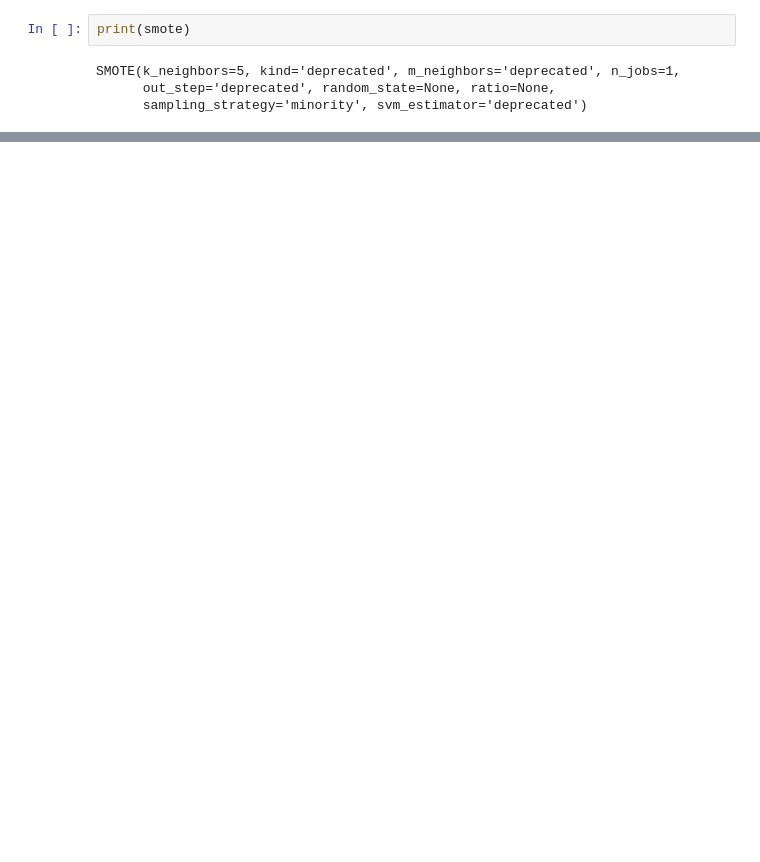
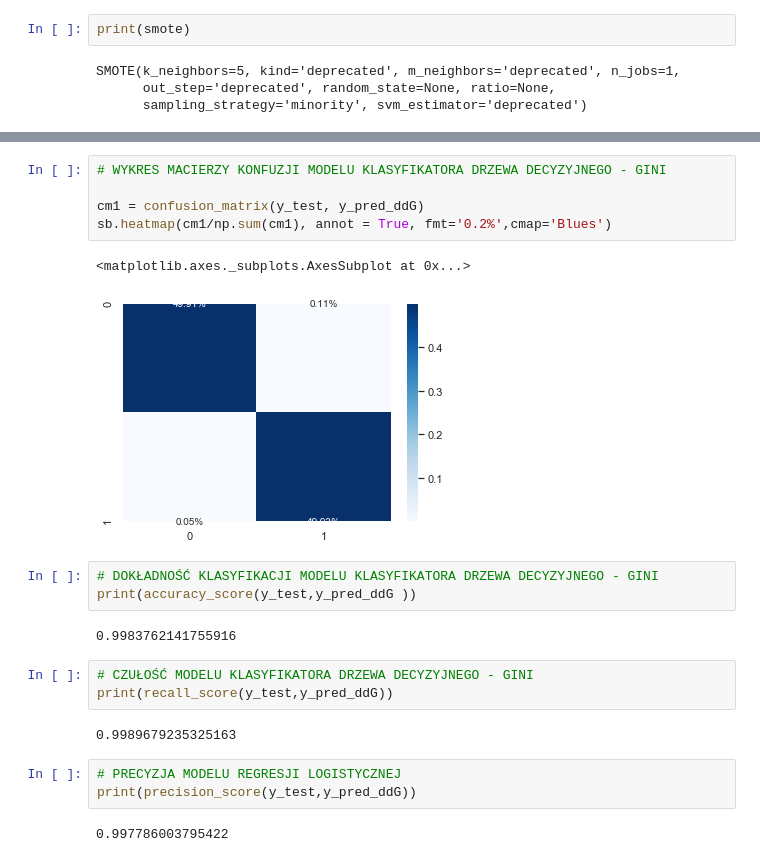
Before and after one commit to Bewelina/CC_FRAUD, a Jupyter notebook: Kod v1.ipynb, the cells around one changed output, grey strips where cells are left out. Cells and saved outputs as stored; diff of their text form; blank space fills up the shorter version.

```diff
--- a/Kod v1.ipynb
+++ b/Kod v1.ipynb
@@ -241,0 +229,23 @@ print(accuracy_score(y_test,predictions ))
+# %%
+# WYKRES MACIERZY KONFUZJI MODELU KLASYFIKATORA DRZEWA DECYZYJNEGO - GINI
+
+cm1 = confusion_matrix(y_test, y_pred_ddG)
+sb.heatmap(cm1/np.sum(cm1), annot = True, fmt='0.2%',cmap='Blues')
+# %% [output]
+<matplotlib.axes._subplots.AxesSubplot at 0x...>
+[figure, added]
+# %%
+# DOKŁADNOŚĆ KLASYFIKACJI MODELU KLASYFIKATORA DRZEWA DECYZYJNEGO - GINI
+print(accuracy_score(y_test,y_pred_ddG ))
+# %% [output]
+0.9983762141755916
+# %%
+# CZUŁOŚĆ MODELU KLASYFIKATORA DRZEWA DECYZYJNEGO - GINI
+print(recall_score(y_test,y_pred_ddG))
+# %% [output]
+0.9989679235325163
+# %%
+# PRECYZJA MODELU REGRESJI LOGISTYCZNEJ
+print(precision_score(y_test,y_pred_ddG))
+# %% [output]
+0.997786003795422
```
Also changed, not shown: parts of 73 cells of this notebook.
